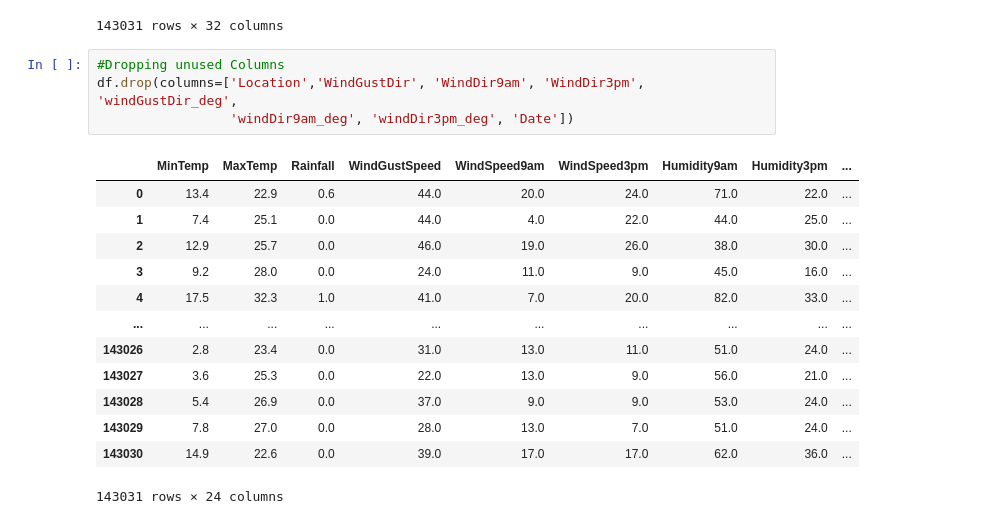
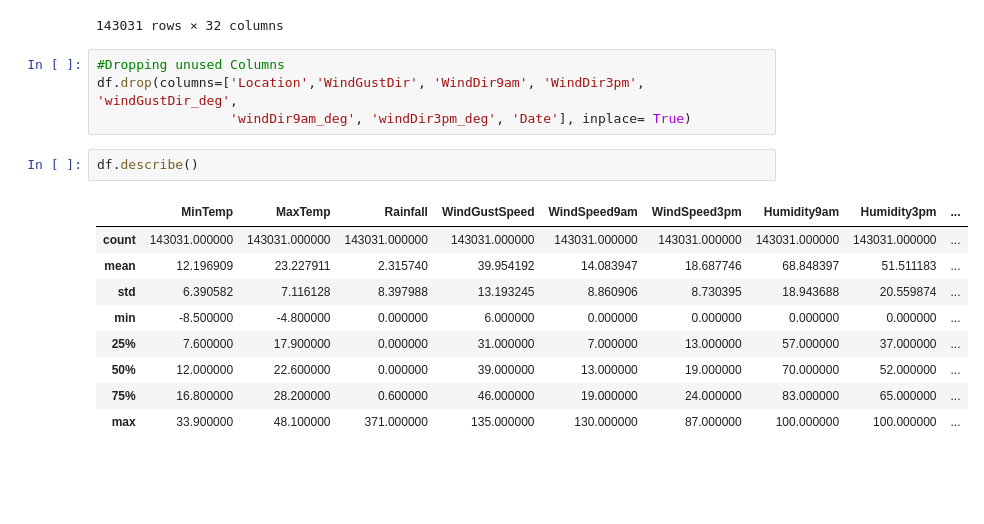
Before and after one commit to scynide645/weather_prediction, a Jupyter notebook: notebooks/preprocessing.ipynb, the cells around one changed output. Cells and saved outputs as stored; diff of their text form; blank space fills up the shorter version.

```diff
--- a/notebooks/preprocessing.ipynb
+++ b/notebooks/preprocessing.ipynb
@@ -222,18 +222,16 @@ df
 # %%
 #Dropping unused Columns
 df.drop(columns=['Location','WindGustDir', 'WindDir9am', 'WindDir3pm', 'windGustDir_deg',
-                 'windDir9am_deg', 'windDir3pm_deg', 'Date'])
+                 'windDir9am_deg', 'windDir3pm_deg', 'Date'], inplace= True)
-# %% [output]
-|  | MinTemp | MaxTemp | Rainfall | WindGustSpeed | WindSpeed9am | WindSpeed3pm | Humidity9am | Humidity3pm | ... |
-| 0 | 13.4 | 22.9 | 0.6 | 44.0 | 20.0 | 24.0 | 71.0 | 22.0 | ... |
-| 1 | 7.4 | 25.1 | 0.0 | 44.0 | 4.0 | 22.0 | 44.0 | 25.0 | ... |
-| 2 | 12.9 | 25.7 | 0.0 | 46.0 | 19.0 | 26.0 | 38.0 | 30.0 | ... |
-| 3 | 9.2 | 28.0 | 0.0 | 24.0 | 11.0 | 9.0 | 45.0 | 16.0 | ... |
-| 4 | 17.5 | 32.3 | 1.0 | 41.0 | 7.0 | 20.0 | 82.0 | 33.0 | ... |
-| ... | ... | ... | ... | ... | ... | ... | ... | ... | ... |
-| 143026 | 2.8 | 23.4 | 0.0 | 31.0 | 13.0 | 11.0 | 51.0 | 24.0 | ... |
-| 143027 | 3.6 | 25.3 | 0.0 | 22.0 | 13.0 | 9.0 | 56.0 | 21.0 | ... |
-| 143028 | 5.4 | 26.9 | 0.0 | 37.0 | 9.0 | 9.0 | 53.0 | 24.0 | ... |
-| 143029 | 7.8 | 27.0 | 0.0 | 28.0 | 13.0 | 7.0 | 51.0 | 24.0 | ... |
-| 143030 | 14.9 | 22.6 | 0.0 | 39.0 | 17.0 | 17.0 | 62.0 | 36.0 | ... |
-143031 rows × 24 columns
+# %%
+df.describe()
+# %% [output]
+|  | MinTemp | MaxTemp | Rainfall | WindGustSpeed | WindSpeed9am | WindSpeed3pm | Humidity9am | Humidity3pm | ... |
+| count | 143031.000000 | 143031.000000 | 143031.000000 | 143031.000000 | 143031.000000 | 143031.000000 | 143031.000000 | 143031.000000 | ... |
+| mean | 12.196909 | 23.227911 | 2.315740 | 39.954192 | 14.083947 | 18.687746 | 68.848397 | 51.511183 | ... |
+| std | 6.390582 | 7.116128 | 8.397988 | 13.193245 | 8.860906 | 8.730395 | 18.943688 | 20.559874 | ... |
+| min | -8.500000 | -4.800000 | 0.000000 | 6.000000 | 0.000000 | 0.000000 | 0.000000 | 0.000000 | ... |
+| 25% | 7.600000 | 17.900000 | 0.000000 | 31.000000 | 7.000000 | 13.000000 | 57.000000 | 37.000000 | ... |
+| 50% | 12.000000 | 22.600000 | 0.000000 | 39.000000 | 13.000000 | 19.000000 | 70.000000 | 52.000000 | ... |
+| 75% | 16.800000 | 28.200000 | 0.600000 | 46.000000 | 19.000000 | 24.000000 | 83.000000 | 65.000000 | ... |
+| max | 33.900000 | 48.100000 | 371.000000 | 135.000000 | 130.000000 | 87.000000 | 100.000000 | 100.000000 | ... |
```
Also changed, not shown: parts of 1 cell of this notebook, 5 other files.
